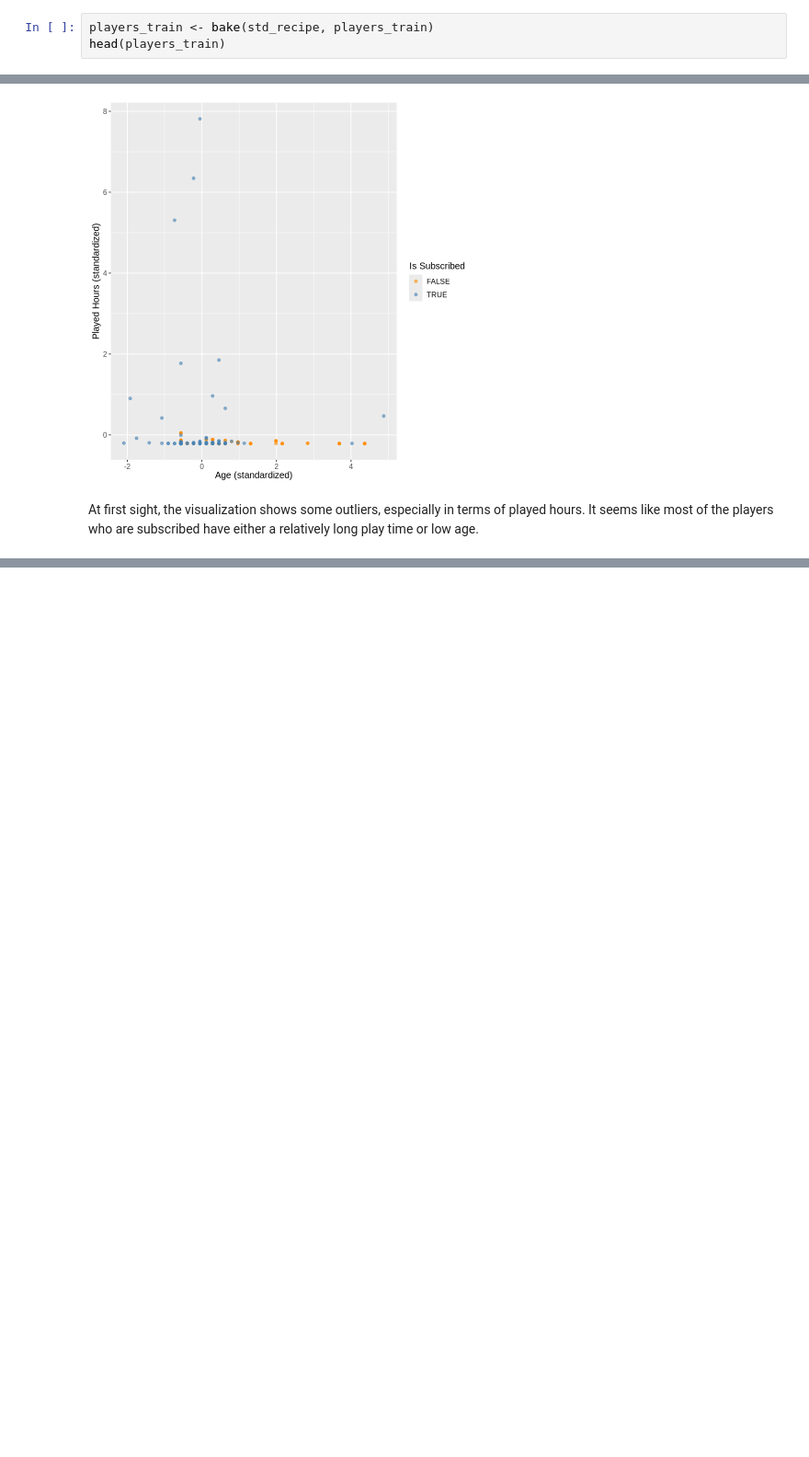
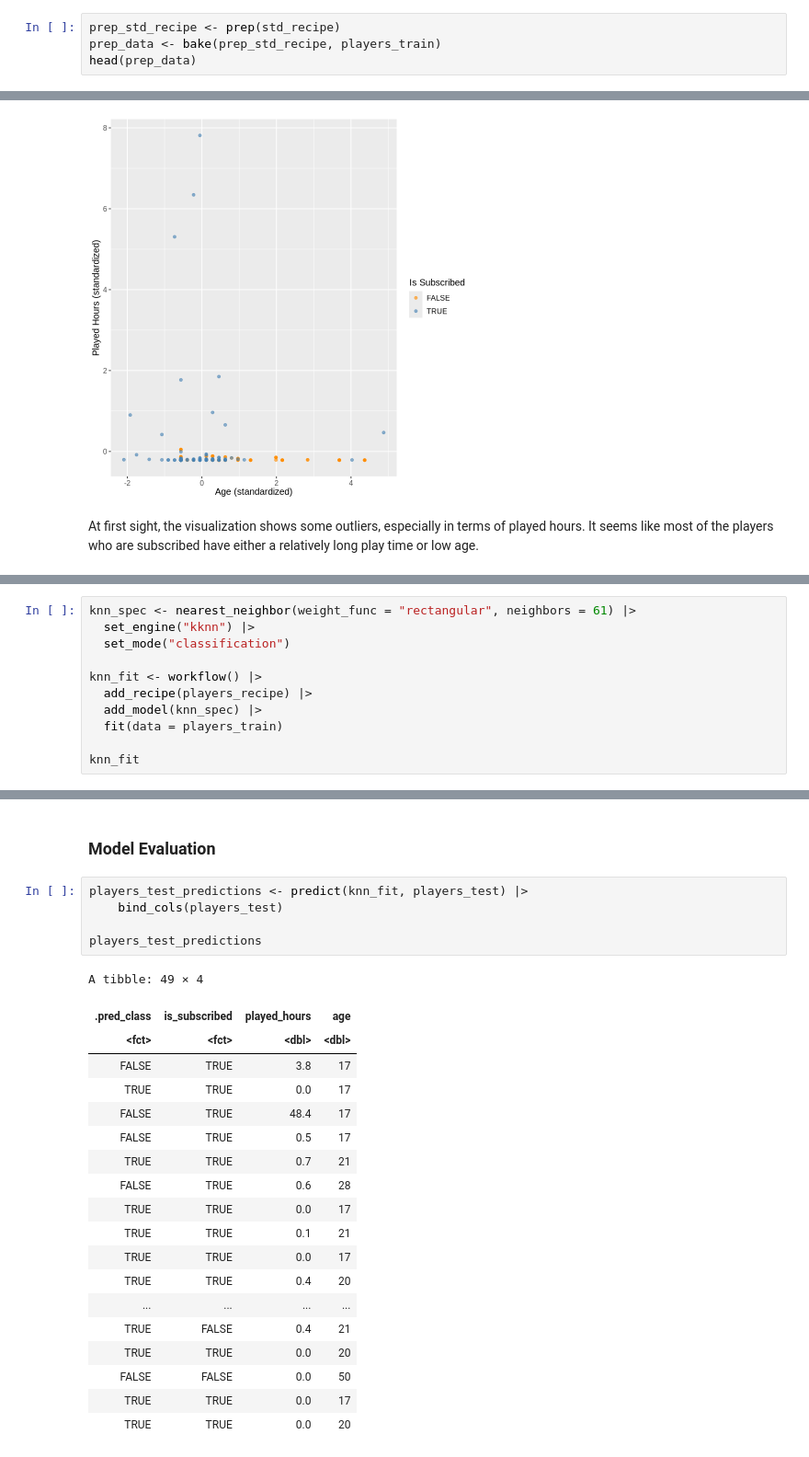
Before and after one commit to anasha02/dsci-100-2025s-project, a Jupyter notebook: Project.ipynb, the cells around one changed output, grey strips where cells are left out. Shown: that part at 92% size. Drawn from its saved outputs; the diff is of its cells as text; blank space fills up the shorter version.

```diff
--- a/Project.ipynb
+++ b/Project.ipynb
@@ -151,6 +152,7 @@ predictor: 2
 # %%
-players_train <- bake(std_recipe, players_train)
-head(players_train)
+prep_std_recipe <- prep(std_recipe)
+prep_data <- bake(prep_std_recipe, players_train)
+head(prep_data)
 # %% [output]
 A tibble: 6 × 3
 | played_hours | age | is_subscribed |
@@ -238,0 +302,11 @@ At first sight, the visualization shows some outliers, especially in terms of pl
+# %%
+knn_spec <- nearest_neighbor(weight_func = "rectangular", neighbors = 61) |>
+  set_engine("kknn") |>
+  set_mode("classification")
+
+knn_fit <- workflow() |>
+  add_recipe(players_recipe) |>
+  add_model(knn_spec) |>
+  fit(data = players_train)
+
+knn_fit
@@ -238,0 +333,27 @@ At first sight, the visualization shows some outliers, especially in terms of pl
+# %% [markdown]
+### Model Evaluation
+# %%
+players_test_predictions <- predict(knn_fit, players_test) |>
+    bind_cols(players_test)
+
+players_test_predictions
+# %% [output]
+A tibble: 49 × 4
+| .pred_class | is_subscribed | played_hours | age |
+| <fct> | <fct> | <dbl> | <dbl> |
+| FALSE | TRUE | 3.8 | 17 |
+| TRUE | TRUE | 0.0 | 17 |
+| FALSE | TRUE | 48.4 | 17 |
+| FALSE | TRUE | 0.5 | 17 |
+| TRUE | TRUE | 0.7 | 21 |
+| FALSE | TRUE | 0.6 | 28 |
+| TRUE | TRUE | 0.0 | 17 |
+| TRUE | TRUE | 0.1 | 21 |
+| TRUE | TRUE | 0.0 | 17 |
+| TRUE | TRUE | 0.4 | 20 |
+| ... | ... | ... | ... |
+| TRUE | FALSE | 0.4 | 21 |
+| TRUE | TRUE | 0.0 | 20 |
+| FALSE | FALSE | 0.0 | 50 |
+| TRUE | TRUE | 0.0 | 17 |
+| TRUE | TRUE | 0.0 | 20 |
```
Also changed, not shown: parts of 22 cells of this notebook.
